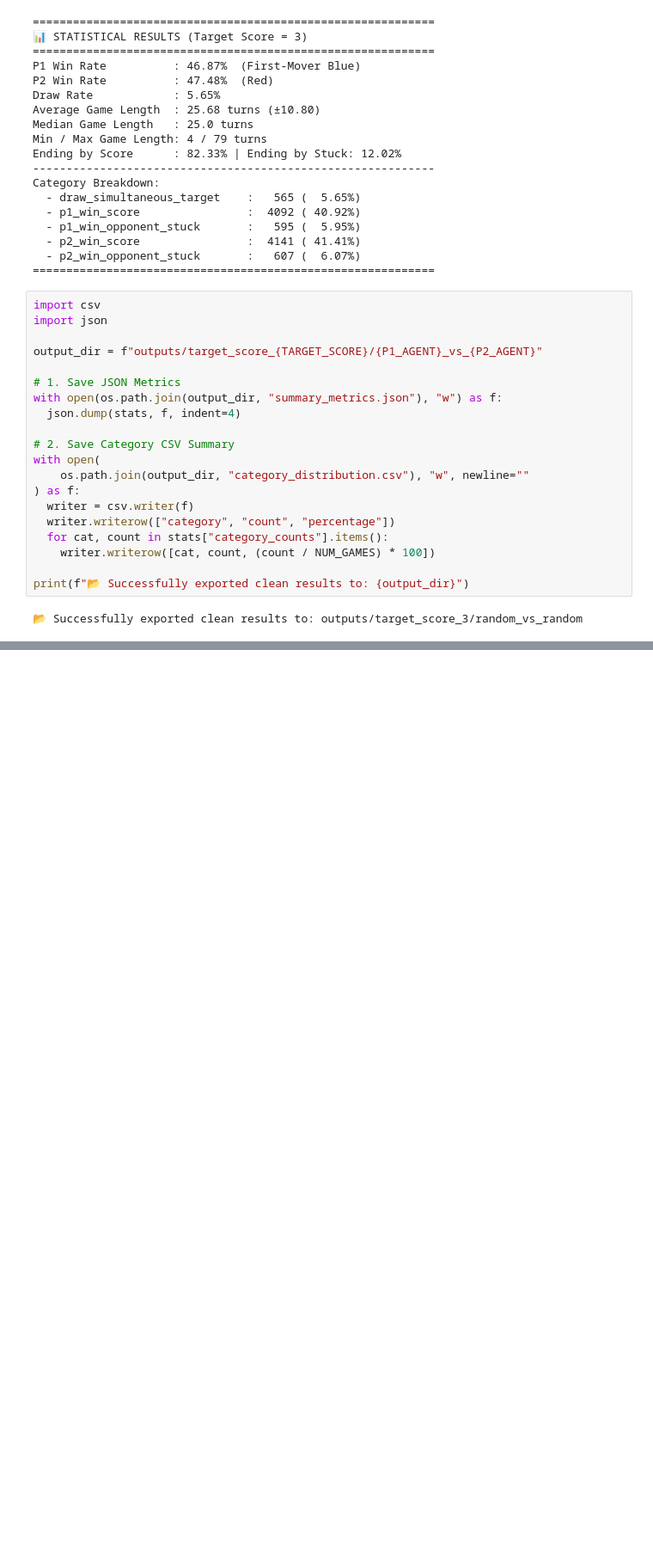
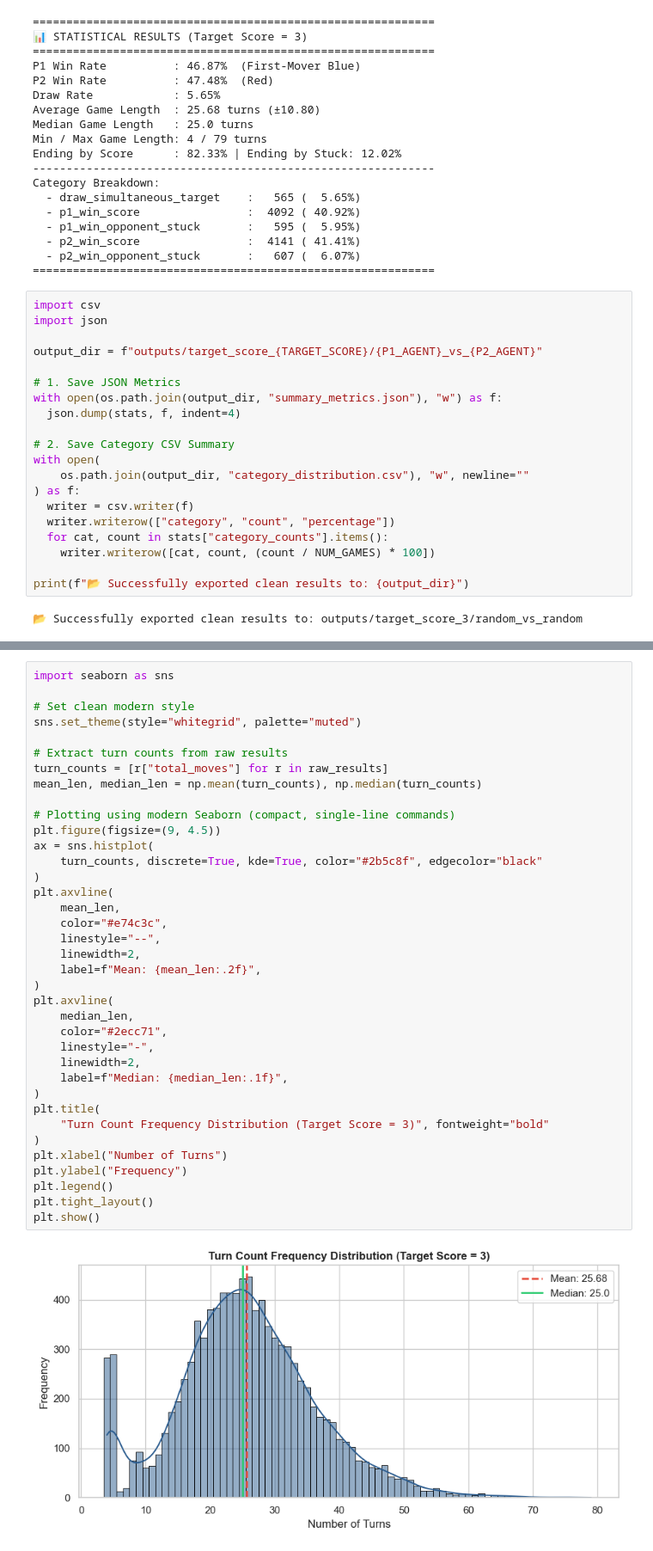
Before and after one commit to SreelathaVS/Game_Analysis_Entangled, a Jupyter notebook: analysis_notebook.ipynb, the cells around one changed output, grey strips where cells are left out. Shown at 86% size. Drawn from its saved outputs; the diff is of its cells as text; blank space fills up the shorter version.

```diff
--- a/analysis_notebook.ipynb
+++ b/analysis_notebook.ipynb
@@ -111,0 +199,39 @@ print(f"📂 Successfully exported clean results to: {output_dir}")
+# %%
+import seaborn as sns
+
+# Set clean modern style
+sns.set_theme(style="whitegrid", palette="muted")
+
+# Extract turn counts from raw results
+turn_counts = [r["total_moves"] for r in raw_results]
+mean_len, median_len = np.mean(turn_counts), np.median(turn_counts)
+
+# Plotting using modern Seaborn (compact, single-line commands)
+plt.figure(figsize=(9, 4.5))
+ax = sns.histplot(
+    turn_counts, discrete=True, kde=True, color="#2b5c8f", edgecolor="black"
+)
+plt.axvline(
+    mean_len,
+    color="#e74c3c",
+    linestyle="--",
+    linewidth=2,
+    label=f"Mean: {mean_len:.2f}",
+)
+plt.axvline(
+    median_len,
+    color="#2ecc71",
+    linestyle="-",
+    linewidth=2,
+    label=f"Median: {median_len:.1f}",
+)
+plt.title(
+    "Turn Count Frequency Distribution (Target Score = 3)", fontweight="bold"
+)
+plt.xlabel("Number of Turns")
+plt.ylabel("Frequency")
+plt.legend()
+plt.tight_layout()
+plt.show()
+# %% [output]
+[figure, added]
```
Also changed, not shown: parts of 5 cells of this notebook, 14 other files.
